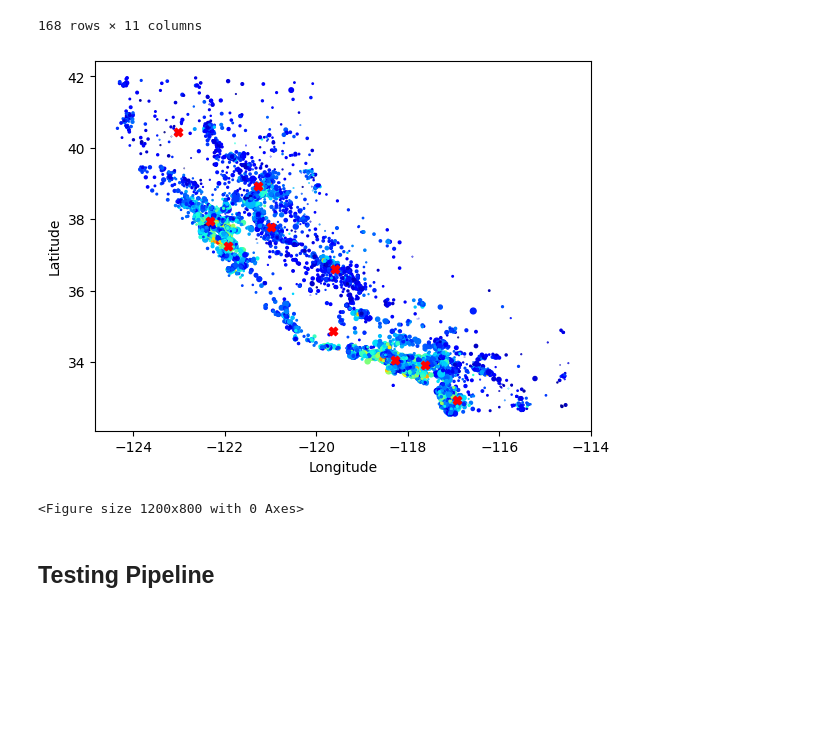
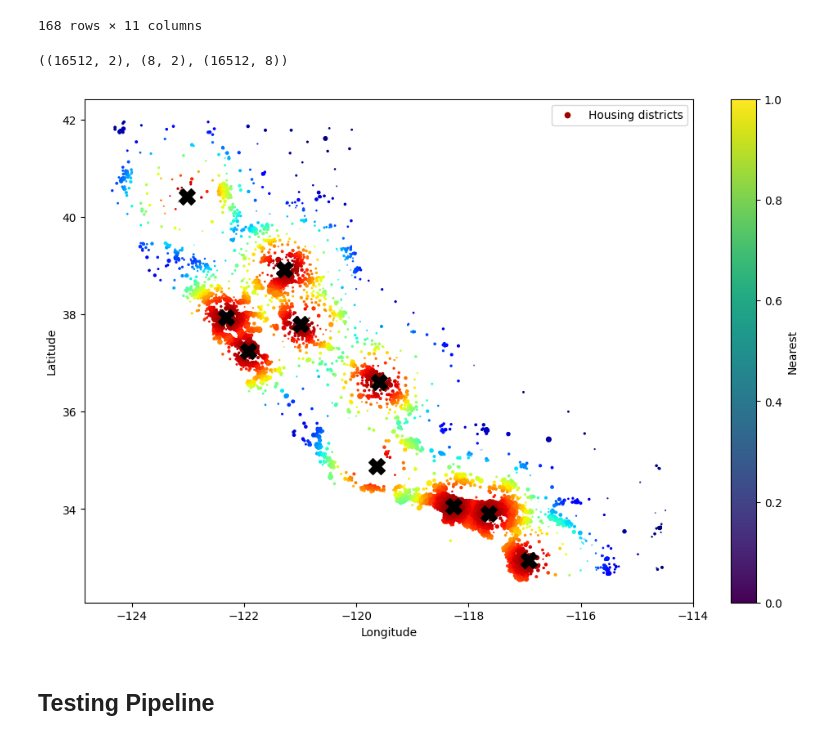
Before and after one commit to asrevo-applied-ml/basic-ml, a Jupyter notebook: e2e_ml.ipynb, the cells around one changed output. Drawn from its saved outputs; the diff is of its cells as text; code cells hidden in the pictures; blank space fills up the shorter version.

```diff
--- a/e2e_ml.ipynb
+++ b/e2e_ml.ipynb
@@ -203,59 +222,55 @@ housing_labels=strat_train_ds[["median_house_value"]].copy()
+# %%
+from sklearn.cluster import KMeans
+c=KMeans()
+c.fit(housing[["longitude","latitude"]])
+
+
+
+d=rbf_kernel(housing[["longitude","latitude"]], c.cluster_centers_)
+housing[["longitude","latitude"]].shape,c.cluster_centers_.shape,d.shape,
+# %% [output]
+((16512, 2), (8, 2), (16512, 8))
 # %%
-from sklearn.pipeline import Pipeline
-from sklearn.impute import SimpleImputer
-from sklearn.preprocessing import StandardScaler,OneHotEncoder,FunctionTransformer
-from sklearn.cluster import KMeans
-
-scaler_pipeline=Pipeline([
-])
-
-cat_pipeline=Pipeline([
-    ("impute",SimpleImputer(strategy="most_frequent")),
-    ("encoder",OneHotEncoder(sparse_output=False)),
-])
-
-log_pipeline=Pipeline([
-    ("impute",SimpleImputer(strategy="mean")),
-    ("log",FunctionTransformer(np.log,feature_names_out="one-to-one")),
-   ("scaler",StandardScaler())
-])
-
 from sklearn.base import BaseEstimator, TransformerMixin
 from sklearn.cluster import KMeans
 from sklearn.metrics.pairwise import rbf_kernel
 
 class ClusterSimilarity(BaseEstimator, TransformerMixin):
     def __init__(self, n_clusters=10, gamma=1.0, random_state=None):
         self.n_clusters = n_clusters
         self.gamma = gamma
         self.random_state = random_state
 
     def fit(self, X, y=None, sample_weight=None):
         self.kmeans_ = KMeans(self.n_clusters, n_init=10,
                               random_state=self.random_state)
         self.kmeans_.fit(X, sample_weight=sample_weight)
         return self
 
     def transform(self, X):
         return rbf_kernel(X, self.kmeans_.cluster_centers_, gamma=self.gamma)
 
     def get_feature_names_out(self, names=None):
         return [f"Cluster {i} similarity" for i in range(self.n_clusters)]
 
 cluster_simil = ClusterSimilarity(n_clusters=10, gamma=1., random_state=42)
+
+
+similarities=cluster_simil.fit_transform(housing[["longitude","latitude"]])
+pd.DataFrame(similarities,columns=cluster_simil.get_feature_names_out())
+centers=cluster_simil.kmeans_.cluster_centers_
+
+plt.figure(figsize=(12, 8))
+plt.scatter(x=housing["longitude"],y=housing["latitude"],marker=".",s=housing["population"]/100,c=similarities.max(axis=1),cmap="jet", label="Housing districts")
+plt.scatter(x=centers[:,0],y=centers[:,1],marker="X",c="black",s=200)
+plt.xlabel("Longitude")
+plt.ylabel("Latitude")
+plt.colorbar(label="Nearest")
+plt.legend(loc="upper right")
+
+plt.show()
+# %% [output]
+[figure, added]
-# %%
-data=cluster_simil.fit_transform(housing[["longitude","latitude"]])
-pd.DataFrame(data,columns=cluster_simil.get_feature_names_out())
-centers=cluster_simil.kmeans_.cluster_centers_
-plt.scatter(x=housing["longitude"],y=housing["latitude"],marker=".",s=housing["population"]/100,c=housing["median_income"],cmap="jet")
-plt.scatter(x=centers[:,0],y=centers[:,1],marker="X",c="red")
-plt.xlabel("Longitude")
-plt.ylabel("Latitude")
-plt.figure(figsize=(12, 8))
-plt.show()
-# %% [output]
-[figure, removed]
-<Figure size 1200x800 with 0 Axes>
 # %% [markdown]
 ## Testing Pipeline
 # %%
```
Also changed, not shown: parts of 3 cells of this notebook.
